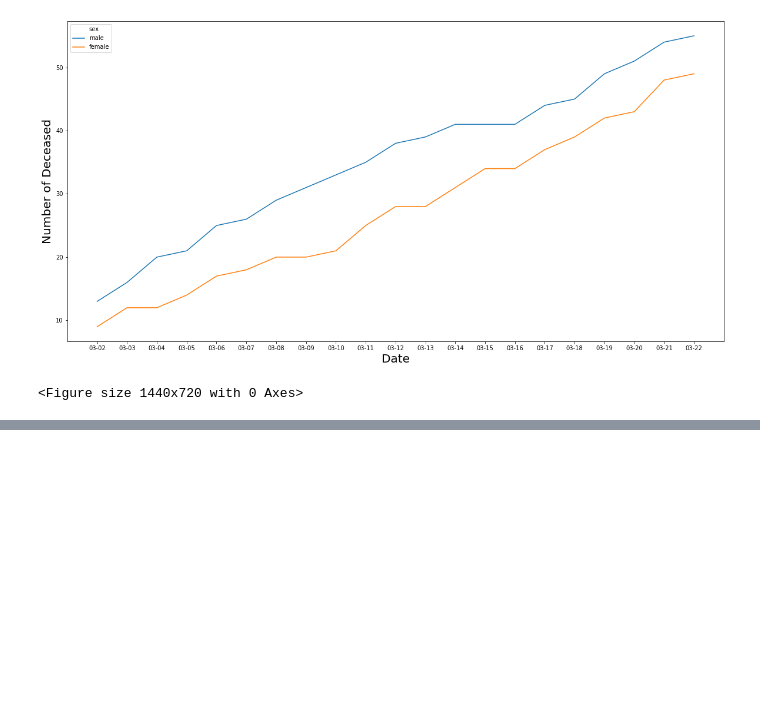
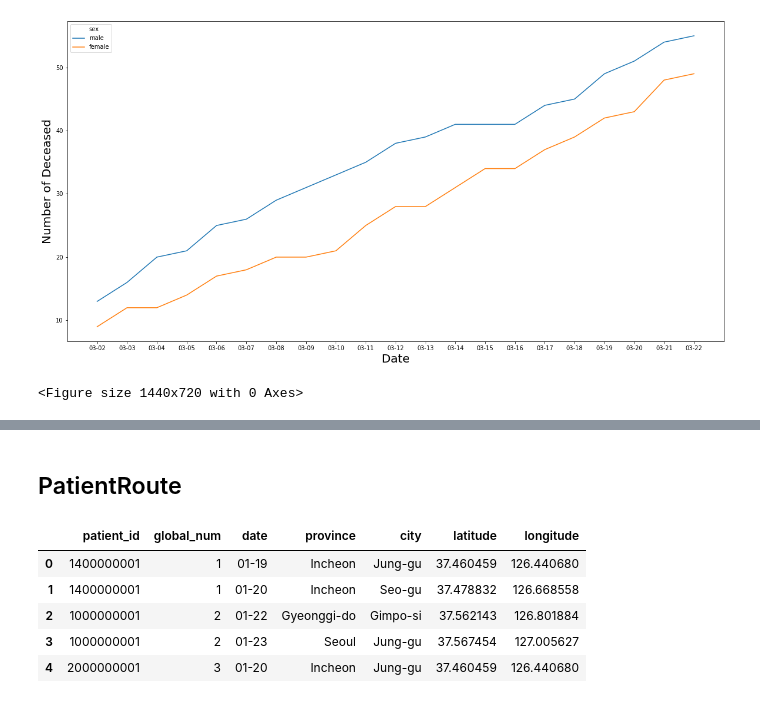
Before and after one commit to hodurie/Kaggle_Challenge, a Jupyter notebook: Covid19/Visualization.ipynb, the cells around one changed output, grey strips where cells are left out. Saved outputs shown, nothing was run; the diff lists cells and outputs as text; code cells hidden in the pictures; blank space fills up the shorter version.

```diff
--- a/Covid19/Visualization.ipynb
+++ b/Covid19/Visualization.ipynb
@@ -458,0 +598,13 @@ HTML(timeline.render())
+# %% [markdown]
+## PatientRoute
+# %%
+df_route = patientroute.copy()
+df_route['date'] = df_route['date'].str.extract('-+(\d{2}-\d{2})')
+df_route.head()
+# %% [output]
+|  | patient_id | global_num | date | province | city | latitude | longitude |
+| 0 | 1400000001 | 1 | 01-19 | Incheon | Jung-gu | 37.460459 | 126.440680 |
+| 1 | 1400000001 | 1 | 01-20 | Incheon | Seo-gu | 37.478832 | 126.668558 |
+| 2 | 1000000001 | 2 | 01-22 | Gyeonggi-do | Gimpo-si | 37.562143 | 126.801884 |
+| 3 | 1000000001 | 2 | 01-23 | Seoul | Jung-gu | 37.567454 | 127.005627 |
+| 4 | 2000000001 | 3 | 01-20 | Incheon | Jung-gu | 37.460459 | 126.440680 |
```
Also changed, not shown: parts of 34 cells of this notebook.
